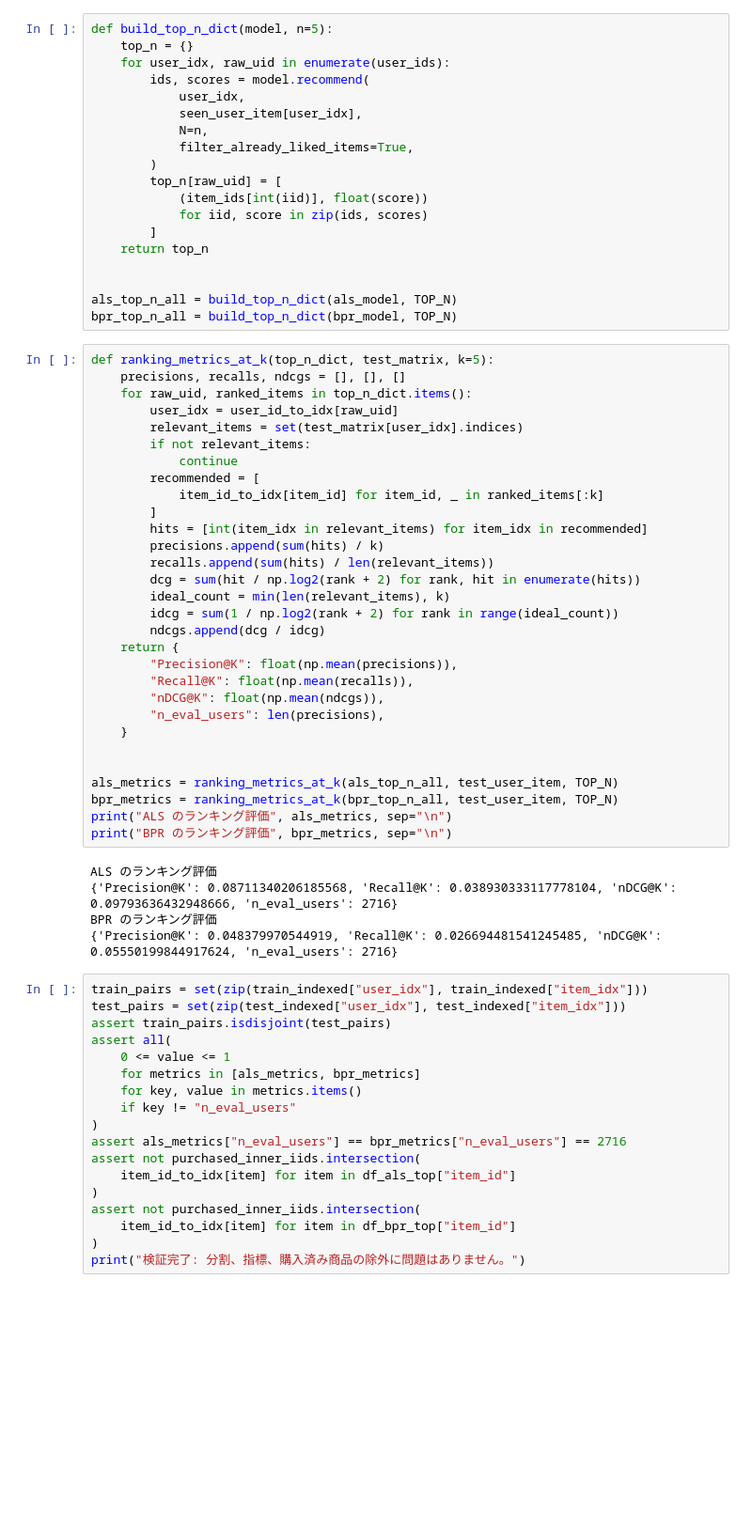
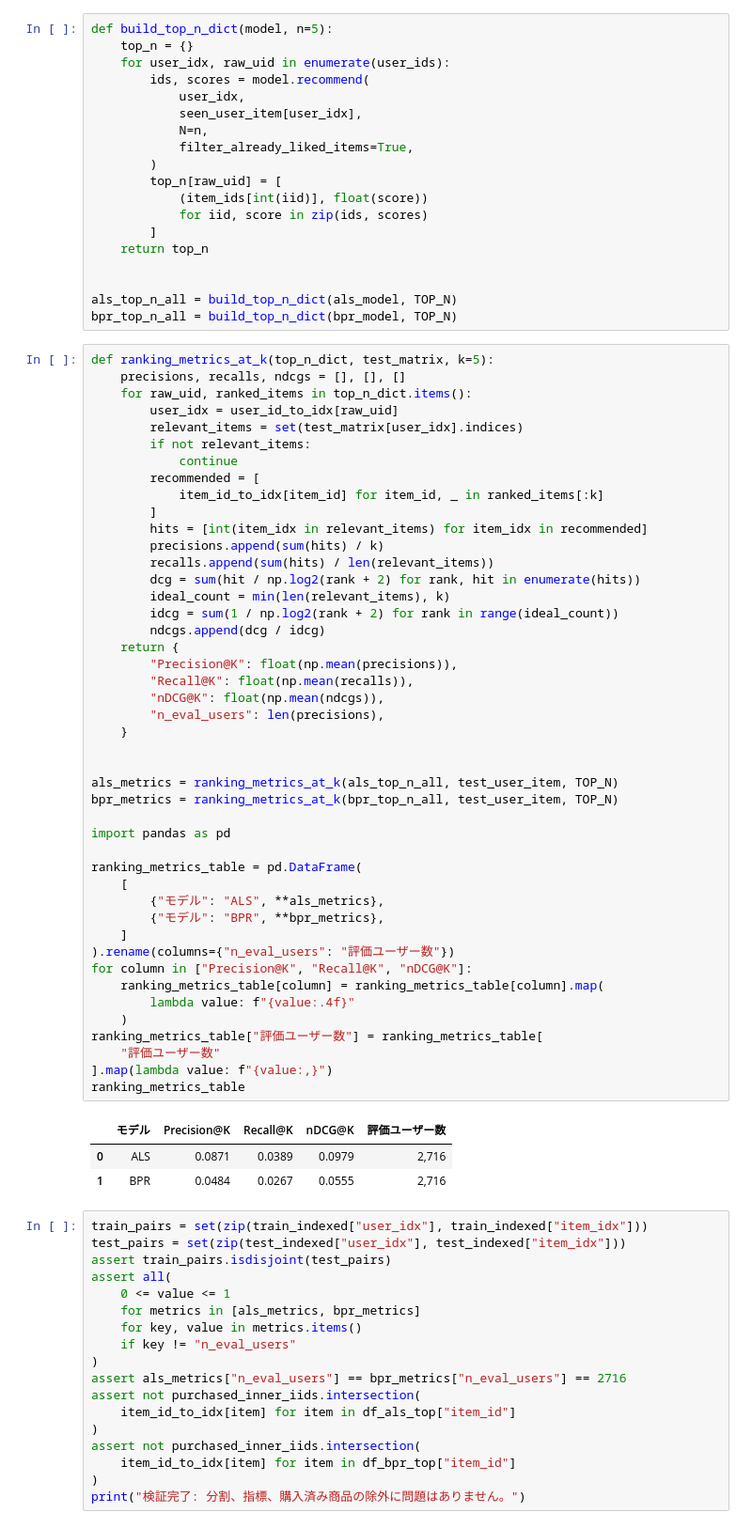
Before and after one commit to gihyo-book/marketing_science_book, a Jupyter notebook: 11/11_main.ipynb, the cells around one changed output. Shown at 94% size. Drawn from its saved outputs; the diff is of its cells as text; blank space fills up the shorter version.

```diff
--- a/11/11_main.ipynb
+++ b/11/11_main.ipynb
@@ -458,38 +481,52 @@ bpr_top_n_all = build_top_n_dict(bpr_model, TOP_N)
 # %%
 def ranking_metrics_at_k(top_n_dict, test_matrix, k=5):
     precisions, recalls, ndcgs = [], [], []
     for raw_uid, ranked_items in top_n_dict.items():
         user_idx = user_id_to_idx[raw_uid]
         relevant_items = set(test_matrix[user_idx].indices)
         if not relevant_items:
             continue
         recommended = [
             item_id_to_idx[item_id] for item_id, _ in ranked_items[:k]
         ]
         hits = [int(item_idx in relevant_items) for item_idx in recommended]
         precisions.append(sum(hits) / k)
         recalls.append(sum(hits) / len(relevant_items))
         dcg = sum(hit / np.log2(rank + 2) for rank, hit in enumerate(hits))
         ideal_count = min(len(relevant_items), k)
         idcg = sum(1 / np.log2(rank + 2) for rank in range(ideal_count))
         ndcgs.append(dcg / idcg)
     return {
         "Precision@K": float(np.mean(precisions)),
         "Recall@K": float(np.mean(recalls)),
         "nDCG@K": float(np.mean(ndcgs)),
         "n_eval_users": len(precisions),
     }
 
 
 als_metrics = ranking_metrics_at_k(als_top_n_all, test_user_item, TOP_N)
 bpr_metrics = ranking_metrics_at_k(bpr_top_n_all, test_user_item, TOP_N)
-print("ALS のランキング評価", als_metrics, sep="\n")
-print("BPR のランキング評価", bpr_metrics, sep="\n")
+
+import pandas as pd
+
+ranking_metrics_table = pd.DataFrame(
+    [
+        {"モデル": "ALS", **als_metrics},
+        {"モデル": "BPR", **bpr_metrics},
+    ]
+).rename(columns={"n_eval_users": "評価ユーザー数"})
+for column in ["Precision@K", "Recall@K", "nDCG@K"]:
+    ranking_metrics_table[column] = ranking_metrics_table[column].map(
+        lambda value: f"{value:.4f}"
+    )
+ranking_metrics_table["評価ユーザー数"] = ranking_metrics_table[
+    "評価ユーザー数"
+].map(lambda value: f"{value:,}")
+ranking_metrics_table
 # %% [output]
-ALS のランキング評価
-{'Precision@K': 0.08711340206185568, 'Recall@K': 0.038930333117778104, 'nDCG@K': 0.09793636432948666, 'n_eval_users': 2716}
-BPR のランキング評価
-{'Precision@K': 0.048379970544919, 'Recall@K': 0.026694481541245485, 'nDCG@K': 0.05550199844917624, 'n_eval_users': 2716}
+|  | モデル | Precision@K | Recall@K | nDCG@K | 評価ユーザー数 |
+| 0 | ALS | 0.0871 | 0.0389 | 0.0979 | 2,716 |
+| 1 | BPR | 0.0484 | 0.0267 | 0.0555 | 2,716 |
 # %%
 train_pairs = set(zip(train_indexed["user_idx"], train_indexed["item_idx"]))
 test_pairs = set(zip(test_indexed["user_idx"], test_indexed["item_idx"]))
```
Also changed, not shown: parts of 2 cells of this notebook, 13 other files.
